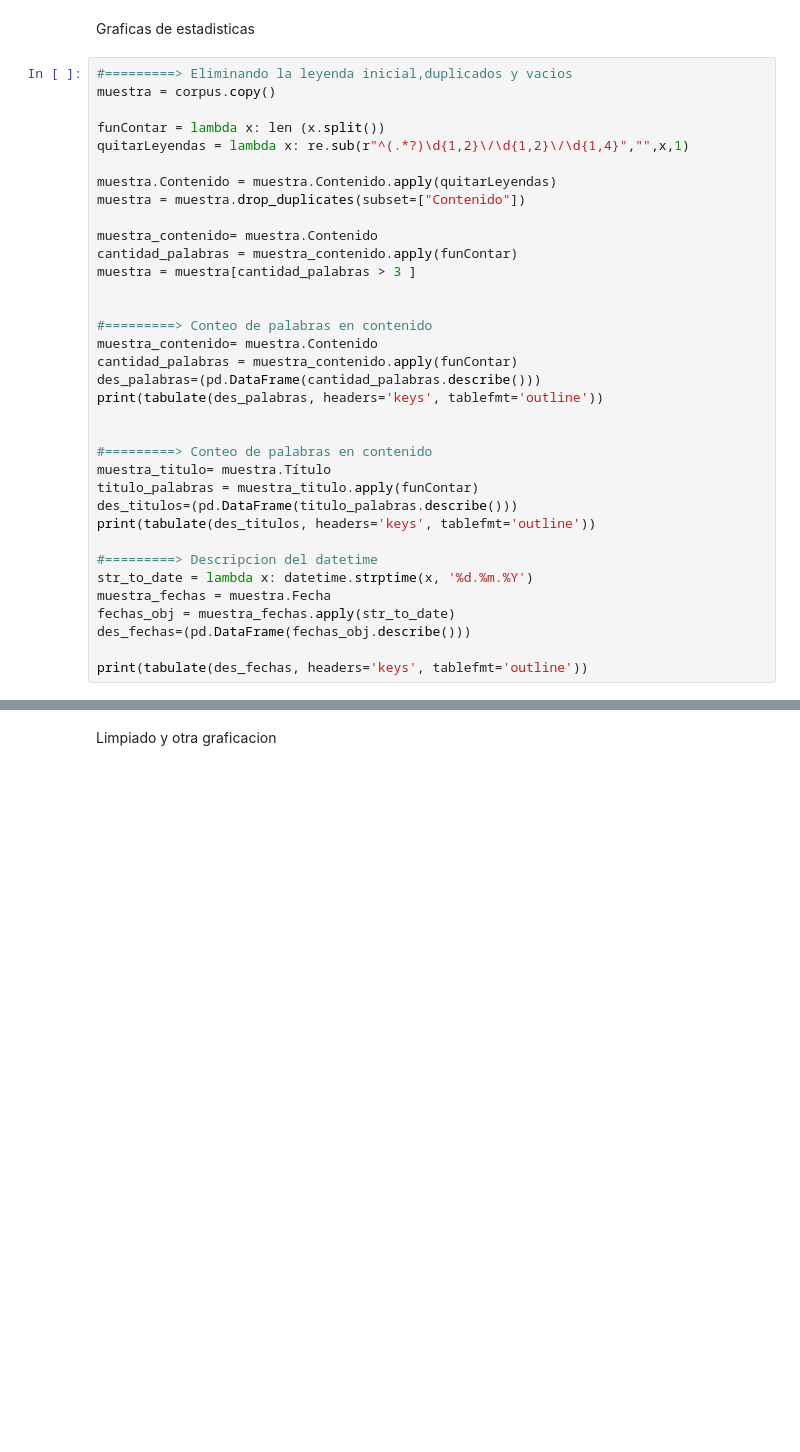
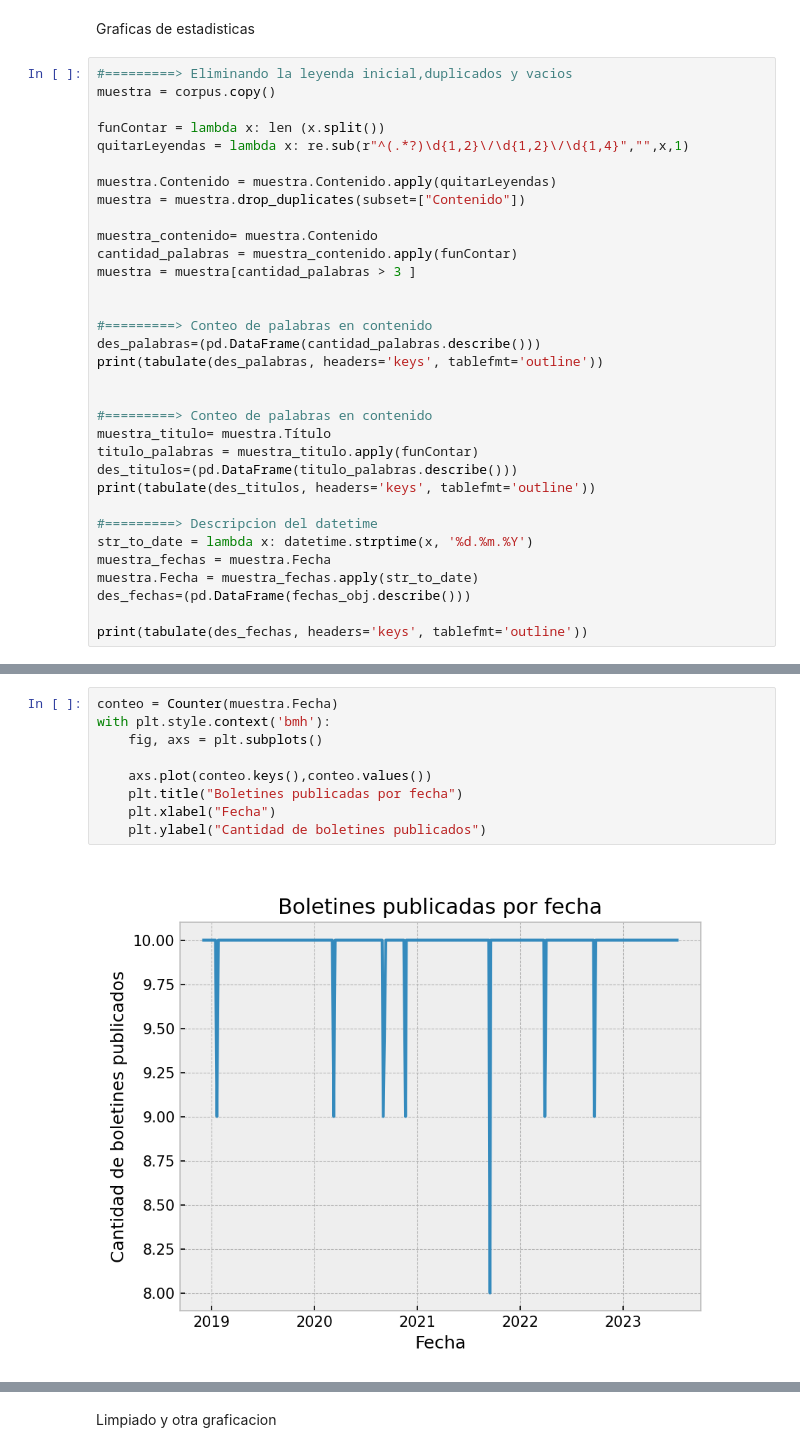
Before and after one commit to JuventinoLVH/principales_temas_de_interes_nacional, a Jupyter notebook: graficas.ipynb, the cells around one changed output, grey strips where cells are left out. Saved outputs shown, nothing was run; the diff lists cells and outputs as text; blank space fills up the shorter version.

```diff
--- a/graficas.ipynb
+++ b/graficas.ipynb
@@ -70,8 +76,6 @@ muestra = muestra[cantidad_palabras > 3 ]
 
 
 #=========> Conteo de palabras en contenido
-muestra_contenido= muestra.Contenido
-cantidad_palabras = muestra_contenido.apply(funContar)
 des_palabras=(pd.DataFrame(cantidad_palabras.describe()))
 print(tabulate(des_palabras, headers='keys', tablefmt='outline'))
 
@@ -85,7 +89,7 @@ print(tabulate(des_titulos, headers='keys', tablefmt='outline'))
 #=========> Descripcion del datetime
 str_to_date = lambda x: datetime.strptime(x, '%d.%m.%Y')
 muestra_fechas = muestra.Fecha
-fechas_obj = muestra_fechas.apply(str_to_date)
+muestra.Fecha = muestra_fechas.apply(str_to_date)
 des_fechas=(pd.DataFrame(fechas_obj.describe()))
 
 print(tabulate(des_fechas, headers='keys', tablefmt='outline'))
@@ -171,0 +168,11 @@ for con in muestra[cantidad_palabras < 20].Contenido:
+# %%
+conteo = Counter(muestra.Fecha)
+with plt.style.context('bmh'):
+    fig, axs = plt.subplots()
+
+    axs.plot(conteo.keys(),conteo.values())
+    plt.title("Boletines publicadas por fecha")
+    plt.xlabel("Fecha")
+    plt.ylabel("Cantidad de boletines publicados")
+# %% [output]
+[figure, added]
```
Also changed, not shown: parts of 23 cells of this notebook, 1 other file.
